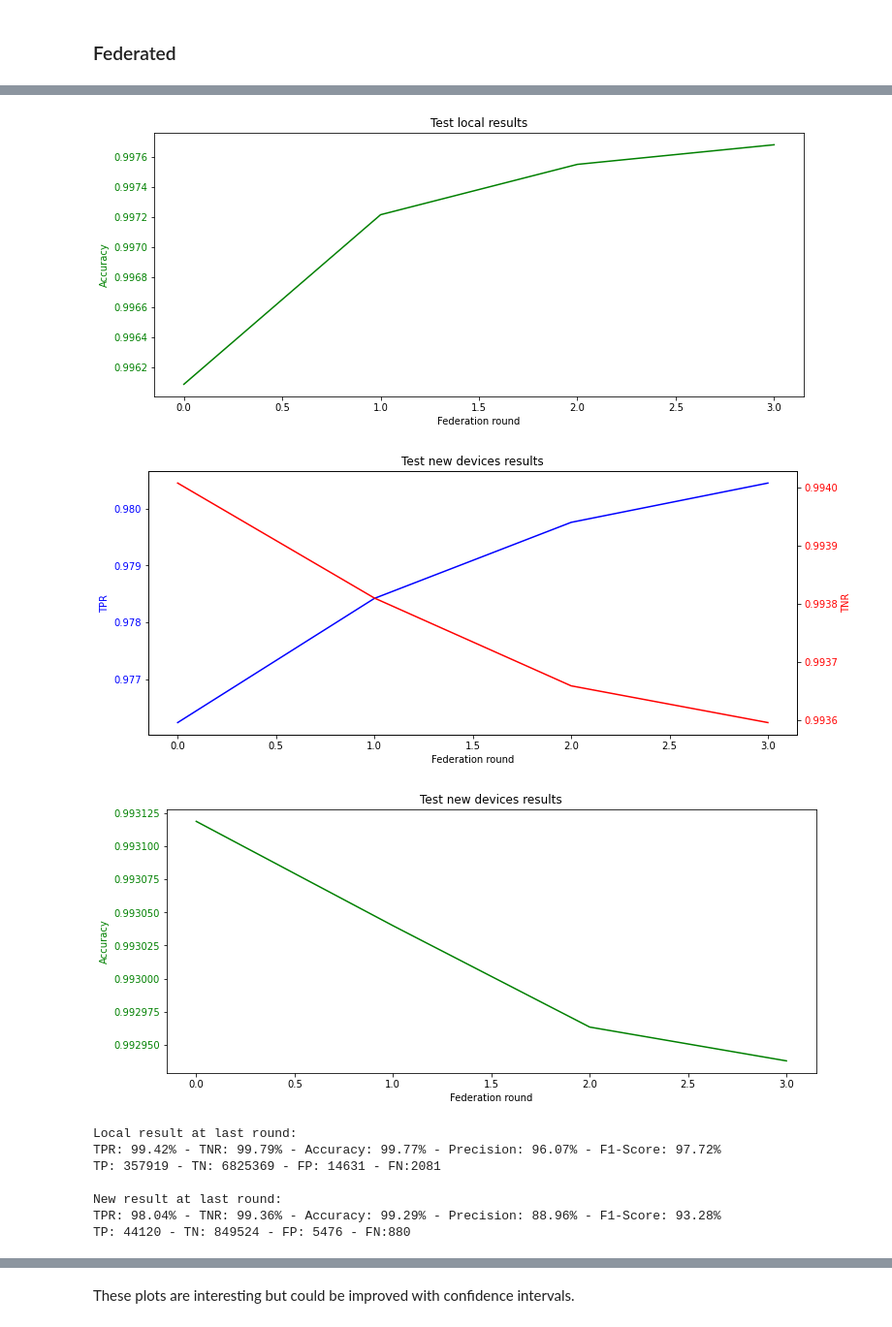
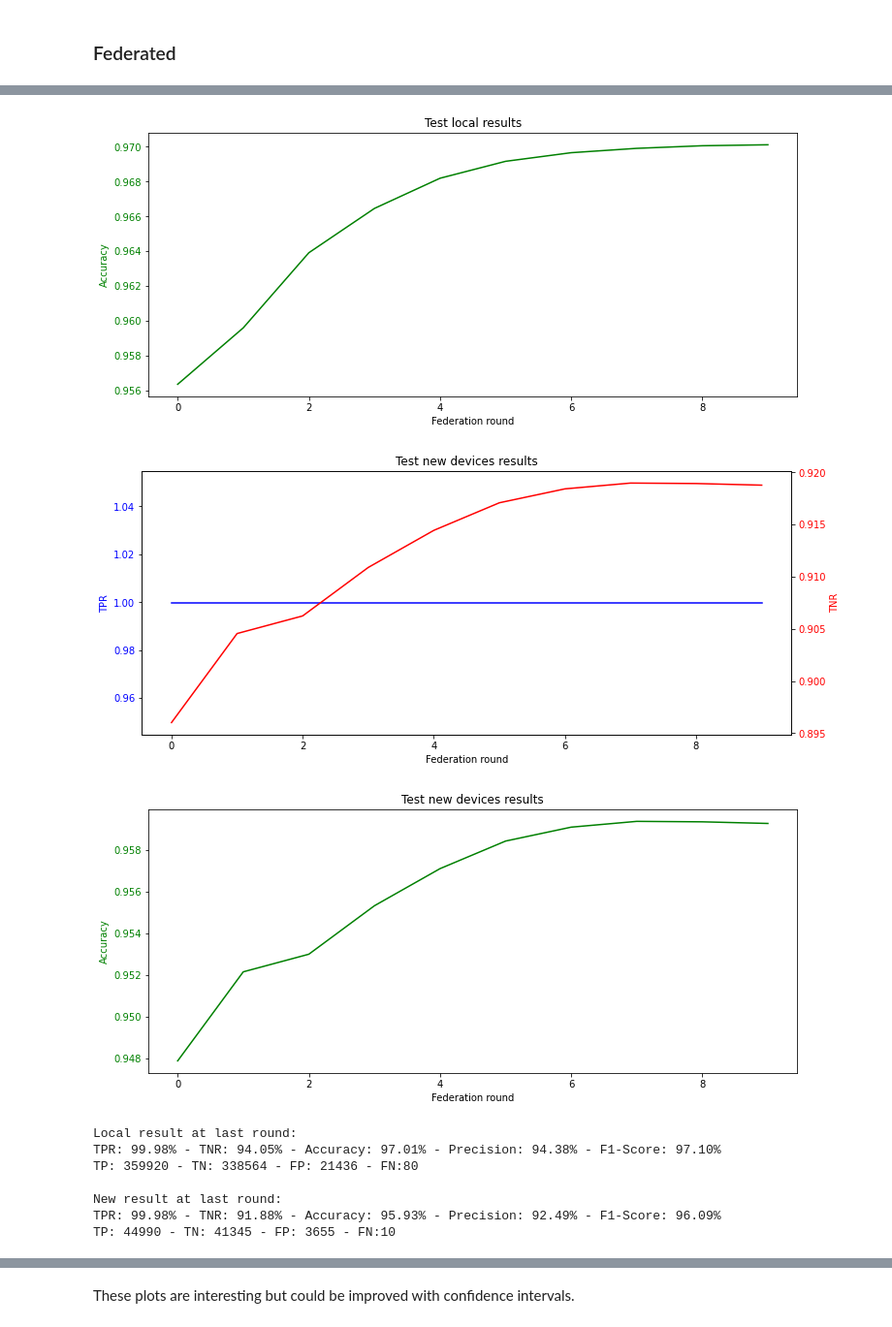
Before and after one commit to ValerianRey/fed_iot_guard, a Jupyter notebook: Test results.ipynb, the cells around one changed output, grey strips where cells are left out. Shown: that part at 97% size. Saved outputs shown, nothing was run; the diff lists cells and outputs as text; code cells hidden in the pictures.

Commit message:
added some results

```diff
--- a/Test results.ipynb
+++ b/Test results.ipynb
@@ -98,7 +109,7 @@ def plot_global_thresholds(thresholds, title=''):
 # %% [markdown]
 ### Non-federated
 # %%
-path_test = 'test_results/decentralized_autoencoder/0,5 5rr/'
+path_test = 'test_results/centralized_autoencoder/0,5 5rr/'
 
 with open(path_test + 'local_results.json') as json_file:
     test_local_results = json.load(json_file)
@@ -109,10 +120,10 @@ with open(path_test + 'new_devices_results.json') as json_file:
 local_result = get_results_non_federated(test_local_results)
 new_result = get_results_non_federated(test_new_results)
 print('Local result:')
-print_rates(local_result)
+print_rates_latex(local_result)
 print()
 
 print('New result:')
-print_rates(new_result)
+print_rates_latex(new_result)
 # %% [output]
 Local result:
@@ -127,7 +140,7 @@ TP: 359980 - TN: 155235 - FP: 204765 - FN:20
 # %%
 # TODO: rename the x-axis as epoch in fedsgd and make it start at 1 in both cases
 
-path_test = 'test_results/decentralized_classifier_fedsgd/0,95 5rr 64bs tm1/'
+path_test = 'test_results/decentralized_autoencoder_fedavg/0,5 5rr/'
 
 with open(path_test + 'local_results.json') as json_file:
     test_local_results = json.load(json_file)
@@ -163,10 +176,10 @@ except:
-[figure, old version]
+[figure, new version]
-[figure, old version]
+[figure, new version]
-[figure, old version]
+[figure, new version]
 Local result at last round:
-TPR: 99.42% - TNR: 99.79% - Accuracy: 99.77% - Precision: 96.07% - F1-Score: 97.72%
-TP: 357919 - TN: 6825369 - FP: 14631 - FN:2081
+TPR: 99.98% - TNR: 94.05% - Accuracy: 97.01% - Precision: 94.38% - F1-Score: 97.10%
+TP: 359920 - TN: 338564 - FP: 21436 - FN:80
 
 New result at last round:
-TPR: 98.04% - TNR: 99.36% - Accuracy: 99.29% - Precision: 88.96% - F1-Score: 93.28%
-TP: 44120 - TN: 849524 - FP: 5476 - FN:880
+TPR: 99.98% - TNR: 91.88% - Accuracy: 95.93% - Precision: 92.49% - F1-Score: 96.09%
+TP: 44990 - TN: 41345 - FP: 3655 - FN:10
```
Also changed, not shown: parts of 4 cells of this notebook, 1 other file.
